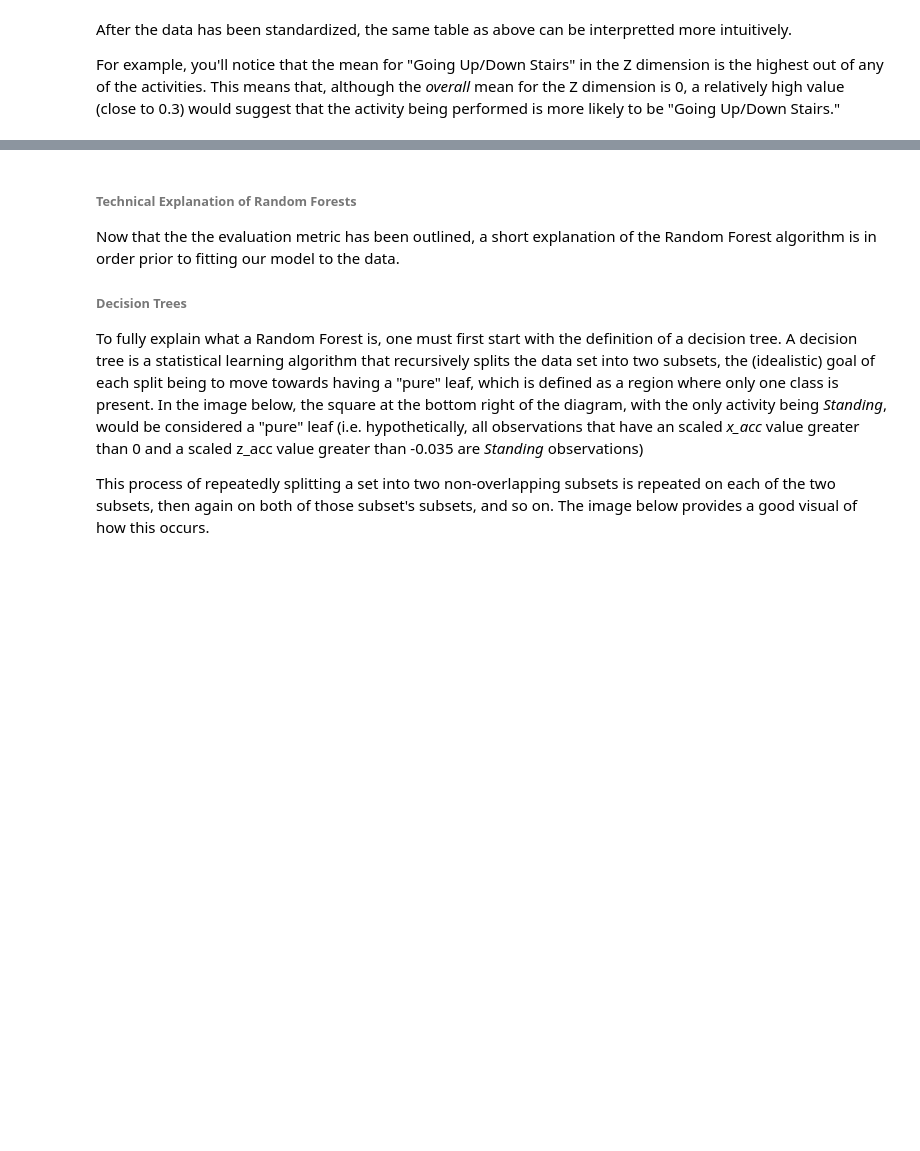
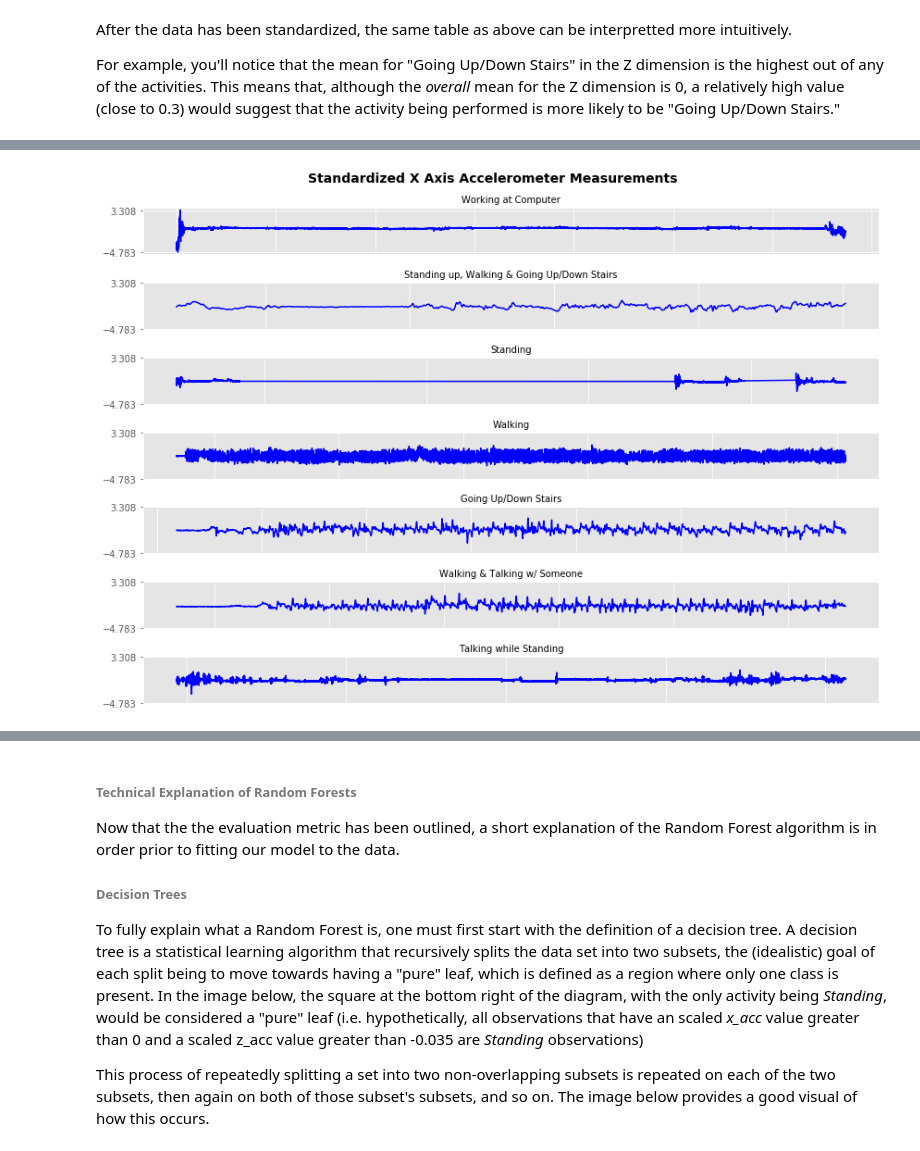
Before and after one commit to marshallm94/Human_Activity_Recognition, a Jupyter notebook: activity_recognition.ipynb, the cells around one changed output, grey strips where cells are left out. Saved outputs shown, nothing was run; the diff lists cells and outputs as text; code cells hidden in the pictures; blank space fills up the shorter version.

```diff
--- a/activity_recognition.ipynb
+++ b/activity_recognition.ipynb
@@ -172,0 +165,2 @@ averager.aggregated_df.head()
+# %%
+display_df = scaled_df[scaled_df['subject'] == '1']
@@ -172,0 +171,5 @@ averager.aggregated_df.head()
+# %%
+y_range = [np.min(display_df.x_acc), np.max(display_df.x_acc)]
+dimension_plot(display_df, 'x_acc', y_range, 'blue', 'Standardized X Axis Accelerometer Measurements')
+# %% [output]
+[figure, added]
```
Also changed, not shown: parts of 52 cells of this notebook, 14 other files.
